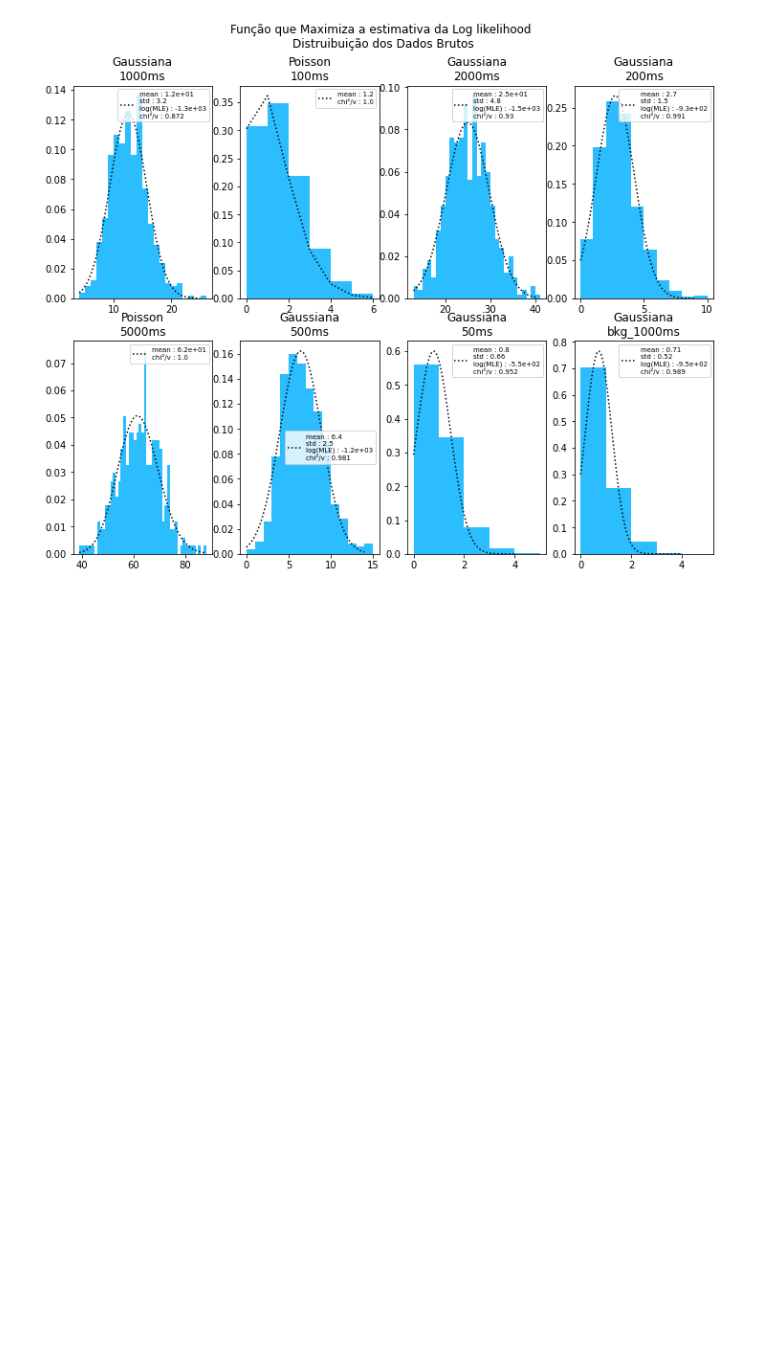
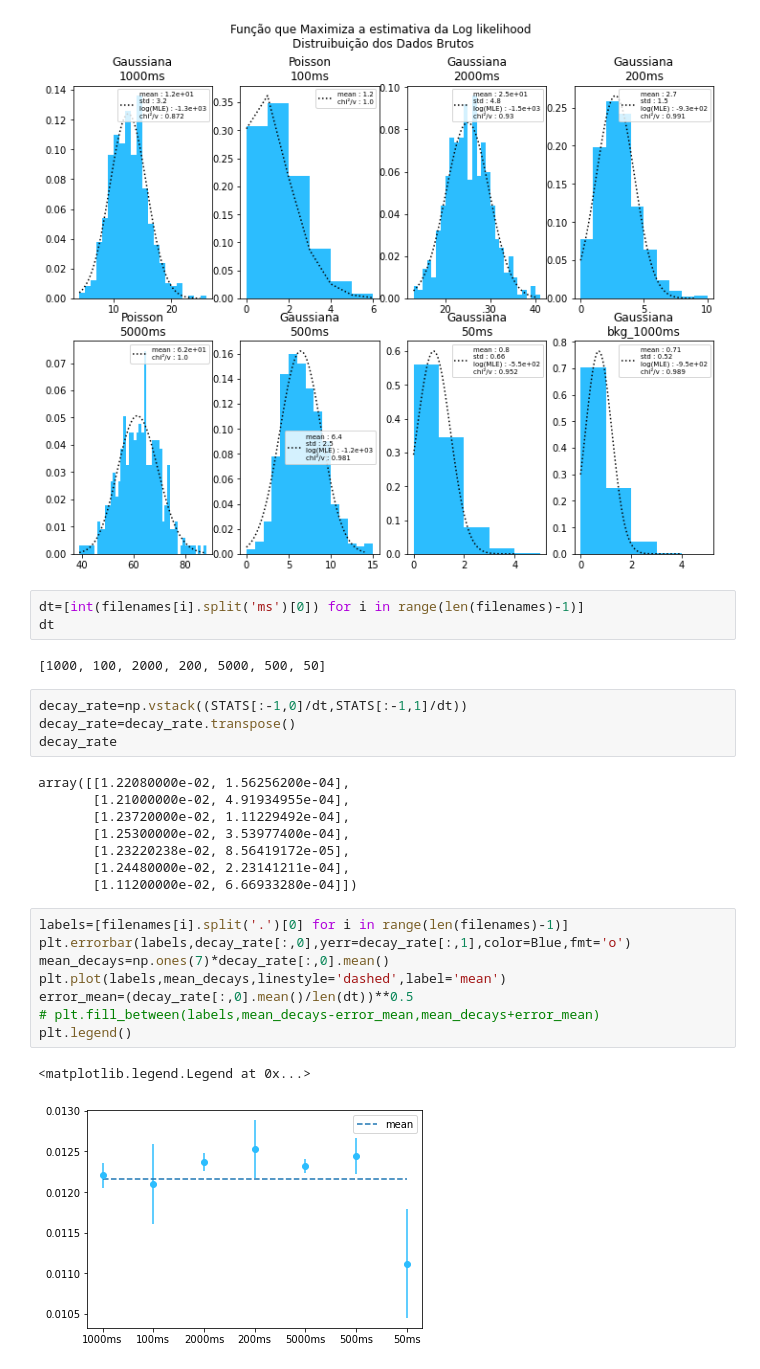
Before and after one commit to estevanmendes/LABIV, a Jupyter notebook: codigo_analise_v1.ipynb, the cells around one changed output. Cells and saved outputs as stored; diff of their text form; blank space fills up the shorter version.

```diff
--- a/codigo_analise_v1.ipynb
+++ b/codigo_analise_v1.ipynb
@@ -268,3 +268,31 @@ prob 0.0015902654813788834
 prob 0.0006617851078882927
 Text(0.5, 0.98, 'Função que Maximiza a estimativa da Log likelihood \nDistruibuição dos Dados Brutos')
 [figure]
+# %%
+dt=[int(filenames[i].split('ms')[0]) for i in range(len(filenames)-1)]
+dt
+# %% [output]
+[1000, 100, 2000, 200, 5000, 500, 50]
+# %%
+decay_rate=np.vstack((STATS[:-1,0]/dt,STATS[:-1,1]/dt))
+decay_rate=decay_rate.transpose()
+decay_rate
+# %% [output]
+array([[1.22080000e-02, 1.56256200e-04],
+       [1.21000000e-02, 4.91934955e-04],
+       [1.23720000e-02, 1.11229492e-04],
+       [1.25300000e-02, 3.53977400e-04],
+       [1.23220238e-02, 8.56419172e-05],
+       [1.24480000e-02, 2.23141211e-04],
+       [1.11200000e-02, 6.66933280e-04]])
+# %%
+labels=[filenames[i].split('.')[0] for i in range(len(filenames)-1)]
+plt.errorbar(labels,decay_rate[:,0],yerr=decay_rate[:,1],color=Blue,fmt='o')
+mean_decays=np.ones(7)*decay_rate[:,0].mean()
+plt.plot(labels,mean_decays,linestyle='dashed',label='mean')
+error_mean=(decay_rate[:,0].mean()/len(dt))**0.5
+# plt.fill_between(labels,mean_decays-error_mean,mean_decays+error_mean)
+plt.legend()
+# %% [output]
+<matplotlib.legend.Legend at 0x...>
+[figure, added]
```
Also changed, not shown: parts of 2 cells of this notebook, 2 other files.
